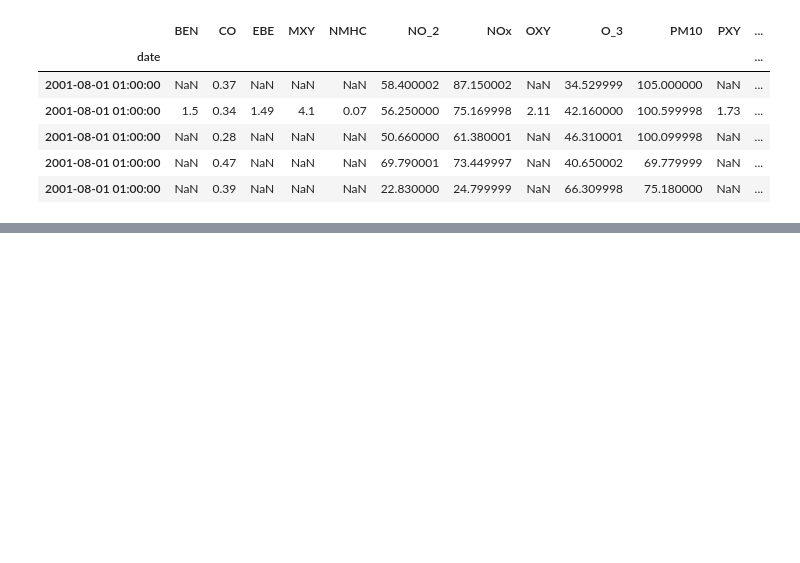
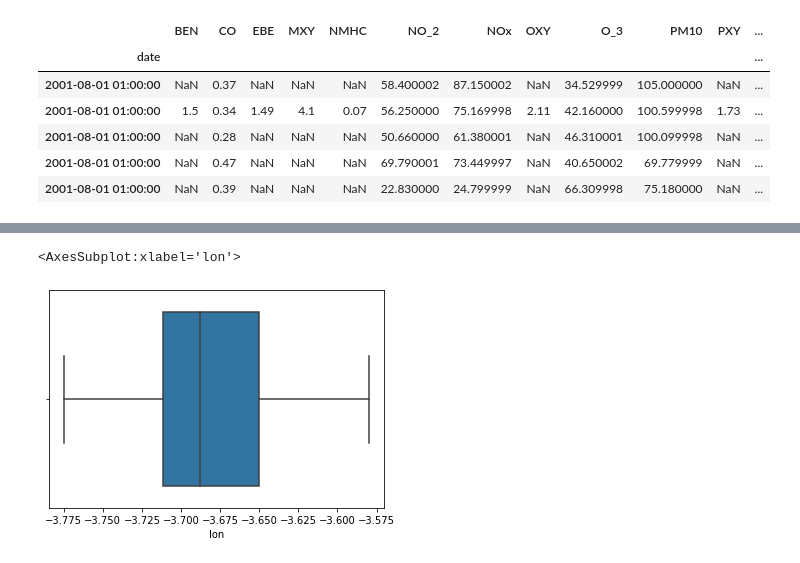
Before and after one commit to lisachukwu/PP22-W607, a Jupyter notebook: W706.ipynb, the cells around one changed output, grey strips where cells are left out. Cells and saved outputs as stored; diff of their text form; code cells hidden in the pictures; blank space fills up the shorter version.

```diff
--- a/W706.ipynb
+++ b/W706.ipynb
@@ -44,0 +91,5 @@ df.head()
+# %%
+sns.boxplot(x = station_df['lon'])
+# %% [output]
+<AxesSubplot:xlabel='lon'>
+[figure, added]
```
Also changed, not shown: parts of 12 cells of this notebook.
